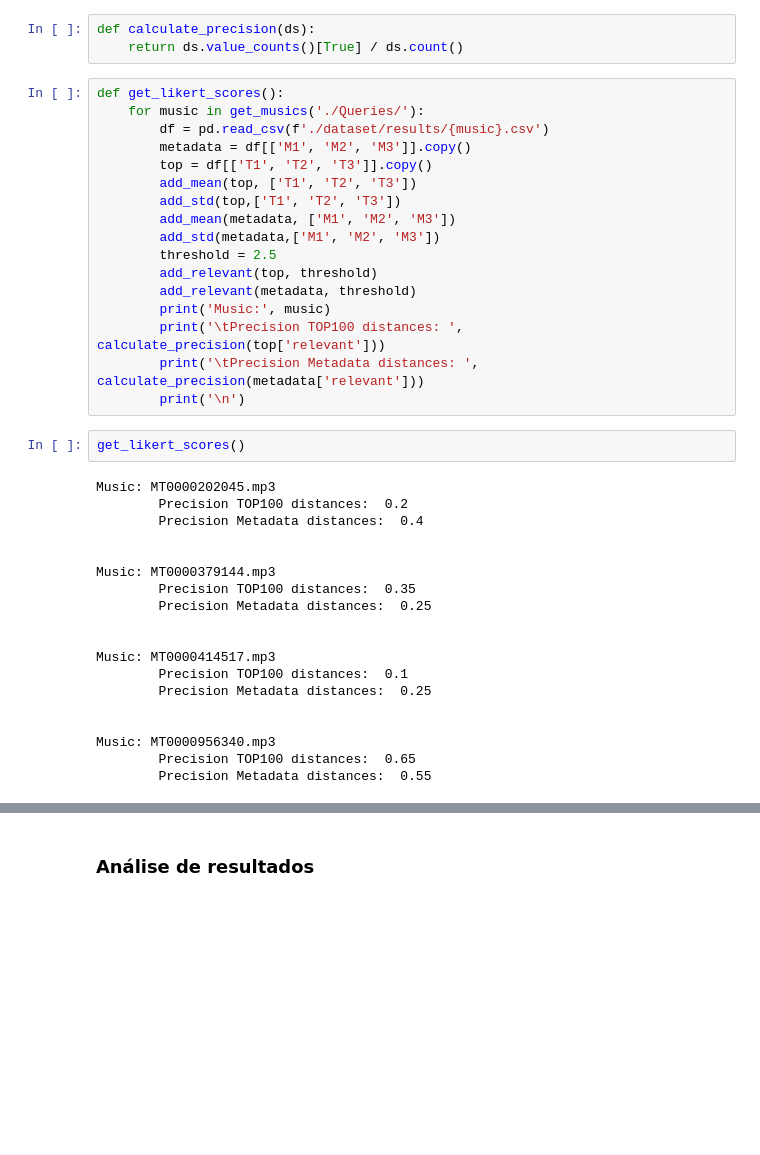
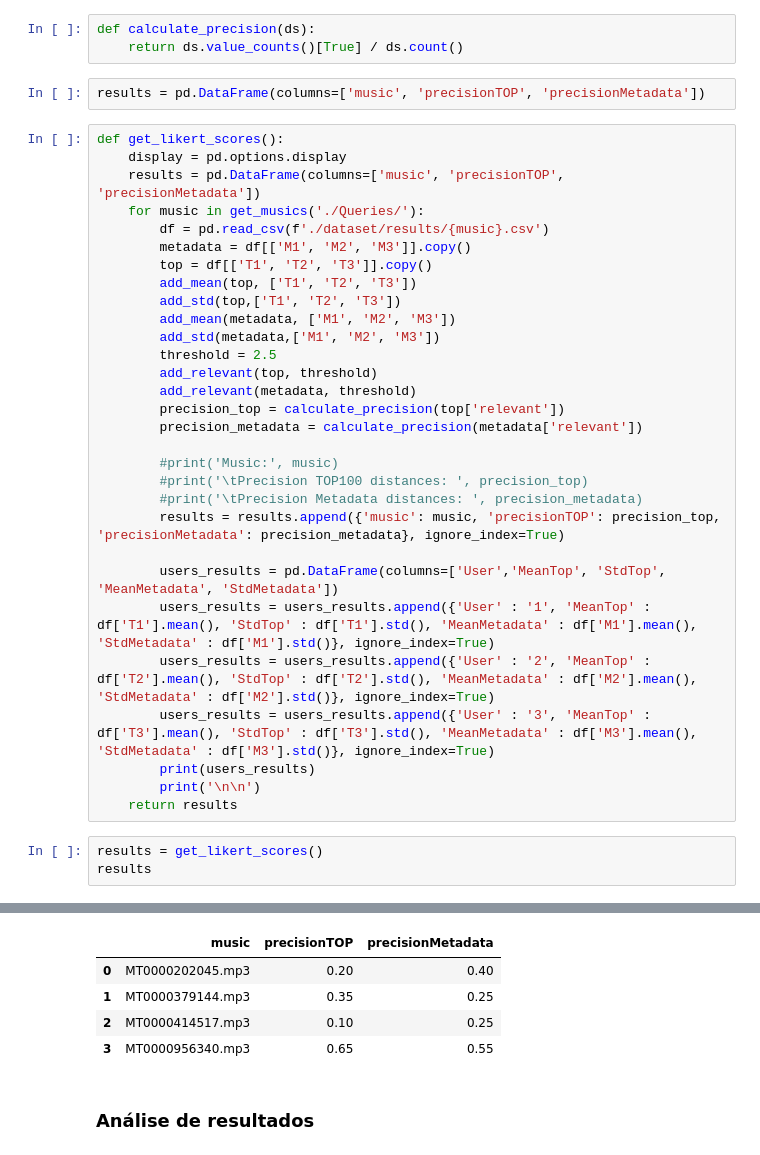
Before and after one commit to SamuelCarinhas/MusicInformationRetrieval, a Jupyter notebook: TP2.ipynb, the cells around one changed output, grey strips where cells are left out. Saved outputs shown, nothing was run; the diff lists cells and outputs as text; blank space fills up the shorter version.

Commit message:
Add mean and std per user

```diff
--- a/TP2.ipynb
+++ b/TP2.ipynb
@@ -345,8 +345,12 @@ def add_std(df, cols):
 # %%
 def calculate_precision(ds):
     return ds.value_counts()[True] / ds.count()
+# %%
+results = pd.DataFrame(columns=['music', 'precisionTOP', 'precisionMetadata'])
 # %%
 def get_likert_scores():
+    display = pd.options.display
+    results = pd.DataFrame(columns=['music', 'precisionTOP', 'precisionMetadata'])
     for music in get_musics('./Queries/'):
         df = pd.read_csv(f'./dataset/results/{music}.csv')
         metadata = df[['M1', 'M2', 'M3']].copy()
@@ -358,28 +362,22 @@ def get_likert_scores():
         threshold = 2.5
         add_relevant(top, threshold)
         add_relevant(metadata, threshold)
-        print('Music:', music)
-        print('\tPrecision TOP100 distances: ', calculate_precision(top['relevant']))
-        print('\tPrecision Metadata distances: ', calculate_precision(metadata['relevant']))
-        print('\n')
+        precision_top = calculate_precision(top['relevant'])
+        precision_metadata = calculate_precision(metadata['relevant'])
+
+        #print('Music:', music)
+        #print('\tPrecision TOP100 distances: ', precision_top)
+        #print('\tPrecision Metadata distances: ', precision_metadata)
+        results = results.append({'music': music, 'precisionTOP': precision_top, 'precisionMetadata': precision_metadata}, ignore_index=True)
+
+        users_results = pd.DataFrame(columns=['User','MeanTop', 'StdTop', 'MeanMetadata', 'StdMetadata'])
+        users_results = users_results.append({'User' : '1', 'MeanTop' : df['T1'].mean(), 'StdTop' : df['T1'].std(), 'MeanMetadata' : df['M1'].mean(), 'StdMetadata' : df['M1'].std()}, ignore_index=True)
+        users_results = users_results.append({'User' : '2', 'MeanTop' : df['T2'].mean(), 'StdTop' : df['T2'].std(), 'MeanMetadata' : df['M2'].mean(), 'StdMetadata' : df['M2'].std()}, ignore_index=True)
+        users_results = users_results.append({'User' : '3', 'MeanTop' : df['T3'].mean(), 'StdTop' : df['T3'].std(), 'MeanMetadata' : df['M3'].mean(), 'StdMetadata' : df['M3'].std()}, ignore_index=True)
+        print(users_results)
+        print('\n\n')
+    return results
-# %%
-get_likert_scores()
-# %% [output]
-Music: MT0000202045.mp3
-        Precision TOP100 distances:  0.2
-        Precision Metadata distances:  0.4
-
-
-Music: MT0000379144.mp3
-        Precision TOP100 distances:  0.35
-        Precision Metadata distances:  0.25
-
-
-Music: MT0000414517.mp3
-        Precision TOP100 distances:  0.1
-        Precision Metadata distances:  0.25
-
-
-Music: MT0000956340.mp3
-        Precision TOP100 distances:  0.65
-        Precision Metadata distances:  0.55
+# %%
+results = get_likert_scores()
+results
+# %% [output]
@@ -386,2 +401,7 @@ Music: MT0000956340.mp3
+|  | music | precisionTOP | precisionMetadata |
+| 0 | MT0000202045.mp3 | 0.20 | 0.40 |
+| 1 | MT0000379144.mp3 | 0.35 | 0.25 |
+| 2 | MT0000414517.mp3 | 0.10 | 0.25 |
+| 3 | MT0000956340.mp3 | 0.65 | 0.55 |
 # %% [markdown]
 ### Análise de resultados
```
Also changed, not shown: parts of 1 cell of this notebook.
